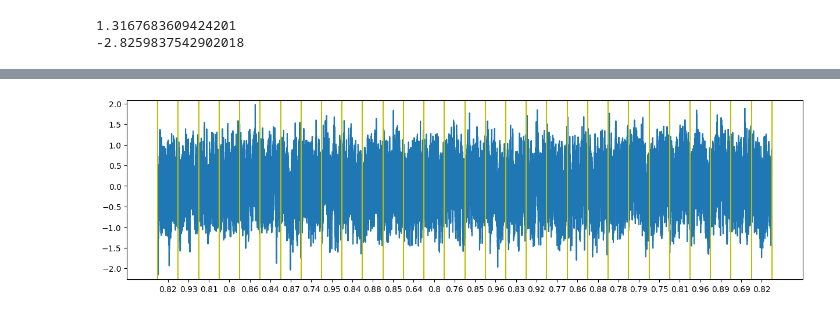
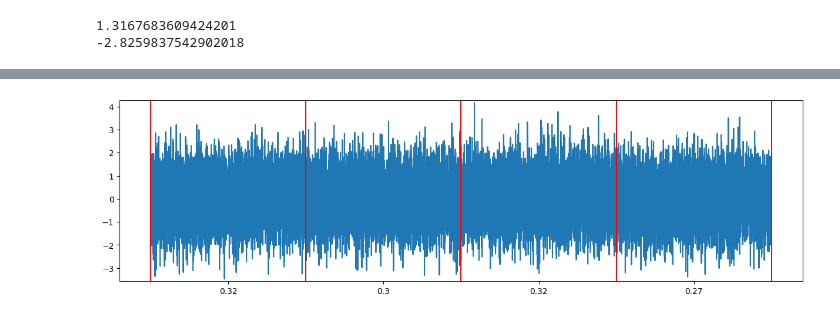
Before and after one commit to Dx-by-Dy/Python-programs, a Jupyter notebook: FractAnalysis.ipynb, the cells around one changed output, grey strips where cells are left out. Cells and saved outputs as stored; diff of their text form; code cells hidden in the pictures.

```diff
--- a/FractAnalysis.ipynb
+++ b/FractAnalysis.ipynb
@@ -88,7 +96,7 @@ def print_H_alalysis(data, vec_H, num_batch):
                [str(round(i, 2)) for i in vec_H])
 
     for i in range(num_batch + 1):
-        plt.vlines(len_batch * i, min_data - 1, max_data + 1, 'y')
+        plt.vlines(len_batch * i, min_data - 1, max_data + 1, 'r')
 # %%
 def pink_noise(length, time_rel=[1, 10, 100]):
     p = list(map(lambda x: exp(-1/x), time_rel))
@@ -113,0 +139,15 @@ def pink_noise(length, time_rel=[1, 10, 100]):
+# %%
+def noise(length, proba=0.5, min_lookback=10, max_lookback=100):
+    series = [0.] * length
+    for i in range(1, length):
+        if i < min_lookback + 1:
+            direction = np.sign(np.random.randn()) * np.sign(proba - np.random.uniform())
+        else:
+            lookback = np.random.randint(min_lookback, min(i - 1, max_lookback) + 1)
+            direction = np.sign(series[i - 1] - series[i - 1 - lookback]) * np.sign(proba - np.random.uniform())
+        series[i] = series[i - 1] + np.fabs(np.random.randn()) * direction
+
+    for i in range(length - 1, 0, -1):
+        series[i] -= series[i - 1]
+
+    return series
@@ -140,9 +278,11 @@ for i in vall:
+# %%
+vec_res = noise(20000, 0.3)
 # %%
-vec_H, vec_c = get_Hc_vectors(vall, 30)
+vec_H, vec_c = get_Hc_vectors(vec_res.copy(), 4)
 # %%
-print_H_alalysis(vall, vec_H, 30)
+print_H_alalysis(vec_res.copy(), vec_H, 4)
 # %% [output]
-[figure, old version]
+[figure, new version]
 # %%
 print(sum(vec_H) / len(vec_H))
 # %% [output]
```
Also changed, not shown: parts of 16 cells of this notebook.
